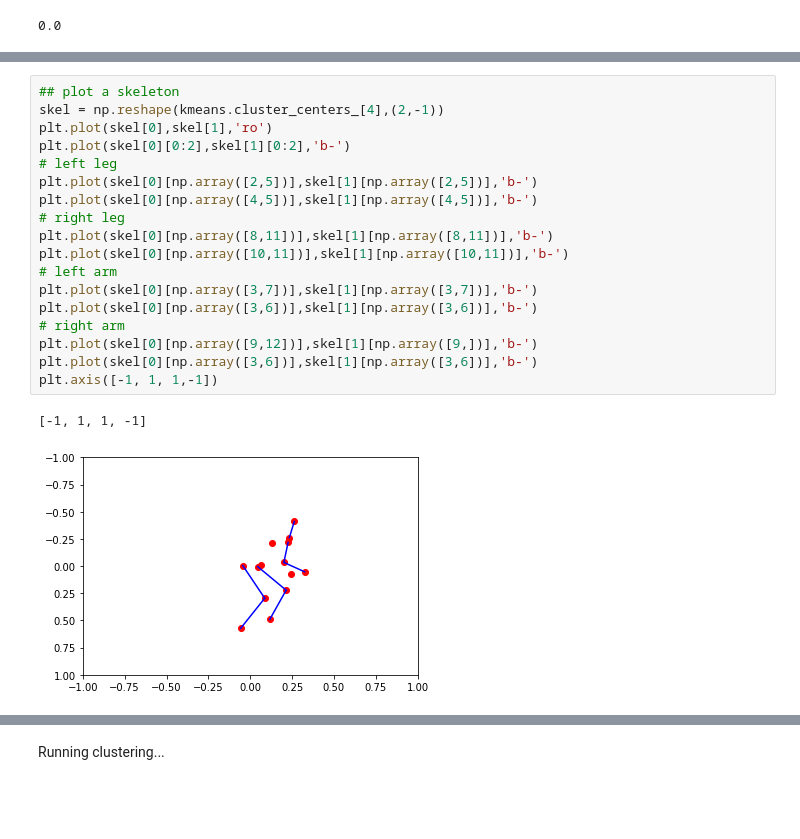
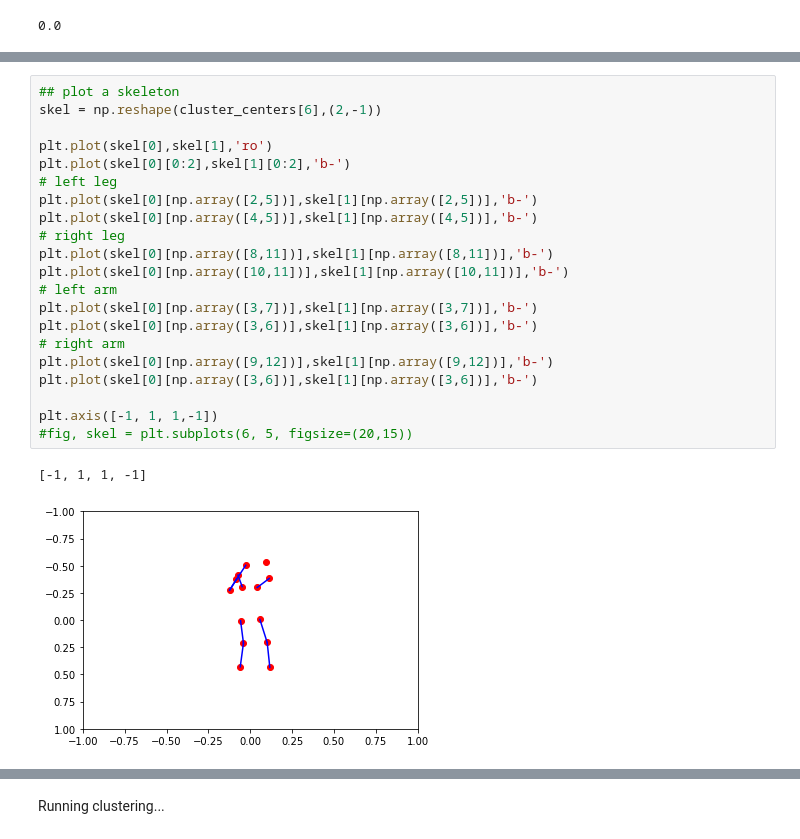
Before and after one commit to emmaleiner/Data-X-Everybody-DUNK-Now, a Jupyter notebook: clustering_panna.ipynb, the cells around one changed output, grey strips where cells are left out. Saved outputs shown, nothing was run; the diff lists cells and outputs as text; blank space fills up the shorter version.

Commit message:
clustering update

```diff
--- a/clustering_panna.ipynb
+++ b/clustering_panna.ipynb
@@ -100,21 +115,24 @@ KMeans(algorithm='auto', copy_x=True, init='k-means++', max_iter=300,
 # %%
 ## plot a skeleton
-skel = np.reshape(kmeans.cluster_centers_[4],(2,-1))
+skel = np.reshape(cluster_centers[6],(2,-1))
+
 plt.plot(skel[0],skel[1],'ro')
 plt.plot(skel[0][0:2],skel[1][0:2],'b-')
 # left leg
 plt.plot(skel[0][np.array([2,5])],skel[1][np.array([2,5])],'b-')
 plt.plot(skel[0][np.array([4,5])],skel[1][np.array([4,5])],'b-')
 # right leg
 plt.plot(skel[0][np.array([8,11])],skel[1][np.array([8,11])],'b-')
 plt.plot(skel[0][np.array([10,11])],skel[1][np.array([10,11])],'b-')
 # left arm
 plt.plot(skel[0][np.array([3,7])],skel[1][np.array([3,7])],'b-')
 plt.plot(skel[0][np.array([3,6])],skel[1][np.array([3,6])],'b-')
 # right arm
-plt.plot(skel[0][np.array([9,12])],skel[1][np.array([9,])],'b-')
+plt.plot(skel[0][np.array([9,12])],skel[1][np.array([9,12])],'b-')
 plt.plot(skel[0][np.array([3,6])],skel[1][np.array([3,6])],'b-')
+
 plt.axis([-1, 1, 1,-1])
+#fig, skel = plt.subplots(6, 5, figsize=(20,15))
 # %% [output]
 [-1, 1, 1, -1]
-[figure, old version]
+[figure, new version]
```
Also changed, not shown: parts of 8 cells of this notebook.
